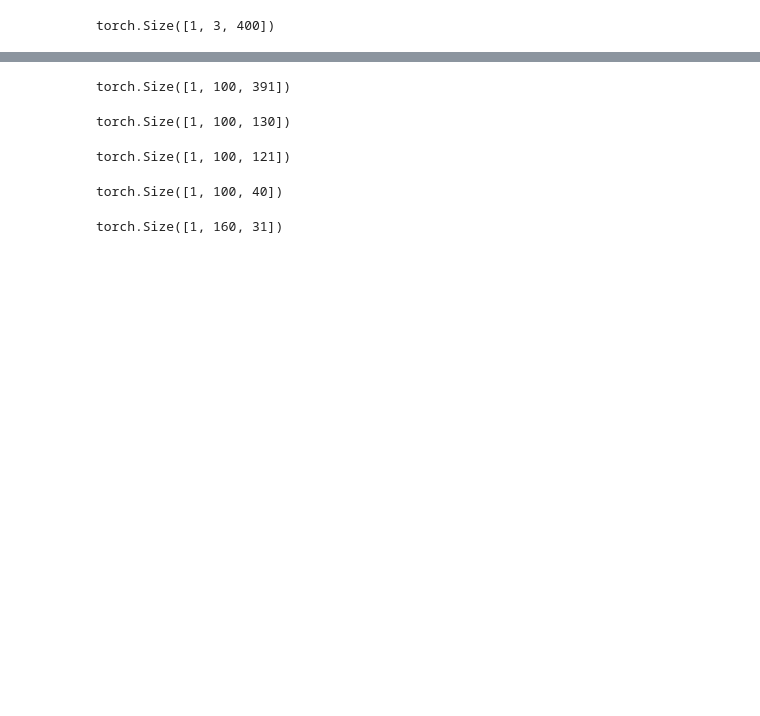
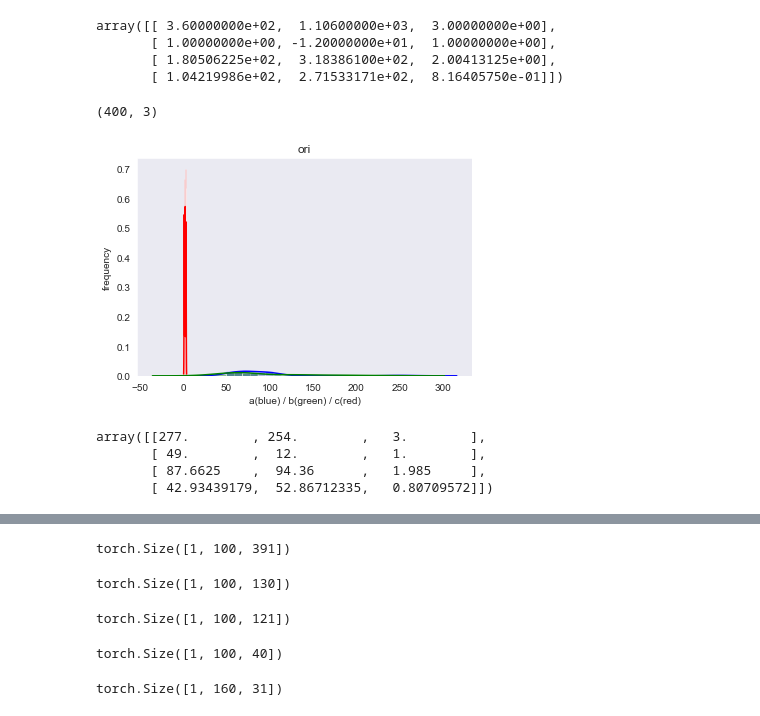
Before and after one commit to hetangx/discharge, a Jupyter notebook: nntest.ipynb, the cells around one changed output, grey strips where cells are left out. Saved outputs shown, nothing was run; the diff lists cells and outputs as text; code cells hidden in the pictures; blank space fills up the shorter version.

```diff
--- a/nntest.ipynb
+++ b/nntest.ipynb
@@ -12 +21,8 @@ import torch.nn.functional as F
+# %%
+csv_lkt
+# %% [output]
+array([[ 3.60000000e+02,  1.10600000e+03,  3.00000000e+00],
+       [ 1.00000000e+00, -1.20000000e+01,  1.00000000e+00],
+       [ 1.80506225e+02,  3.18386100e+02,  2.00413125e+00],
+       [ 1.04219986e+02,  2.71533171e+02,  8.16405750e-01]])
 # %%
@@ -19,8 +35,21 @@ def t2n2f(t, filename):
     n = t.squeeze(0).detach().numpy()
     np.savetxt(filename, n)
 # %%
-csv_corona = ReadCSV(r"D:\Codes\keyan\data\corona_discharge\t2.csv")
-label = "corona"
+filepath = r"D:\Codes\keyan\data\corona_discharge\t2.csv"
+csv_corona = pd.read_csv(filepath, header=None)
+csv_corona = csv_corona.values.astype(float)
 print(csv_corona.shape)
 # %% [output]
-torch.Size([1, 3, 400])
+(400, 3)
+# %%
+tools.plot3(csv_corona, 'ori')
+# %% [output]
+[figure, added]
+# %%
+csv_mmms = tools.MaxMinMeanStd(csv_corona)
+csv_mmms
+# %% [output]
+array([[277.        , 254.        ,   3.        ],
+       [ 49.        ,  12.        ,   1.        ],
+       [ 87.6625    ,  94.36      ,   1.985     ],
+       [ 42.93439179,  52.86712335,   0.80709572]])
```
Also changed, not shown: parts of 19 cells of this notebook, 7 other files.
